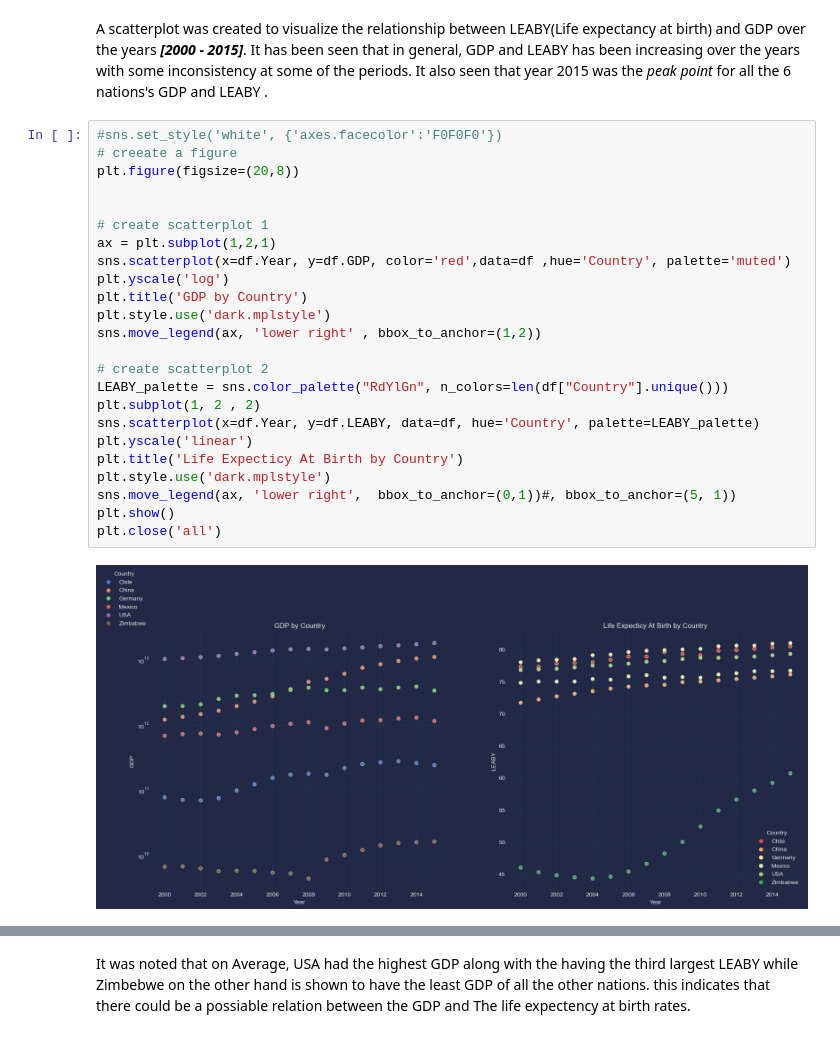
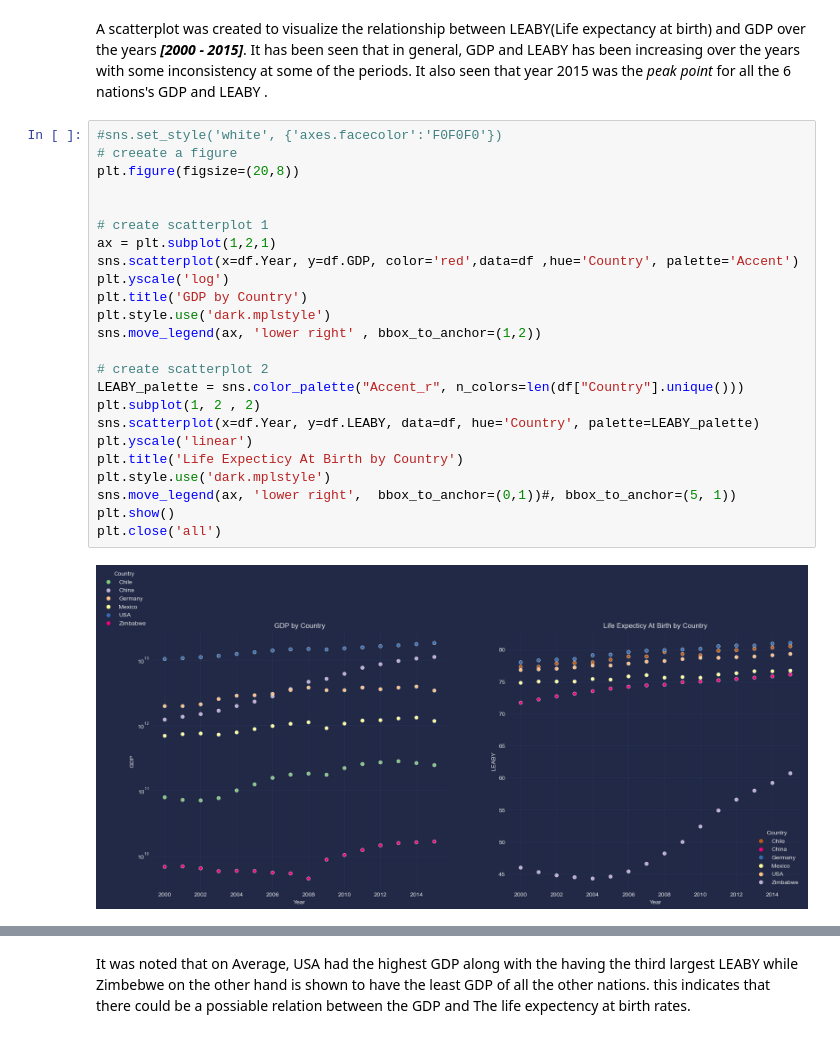
Before and after one commit to hsalnasi/Life-Expectancy-and-GDP-Analysis, a Jupyter notebook: life_expectancy_gdp.ipynb, the cells around one changed output, grey strips where cells are left out. Drawn from its saved outputs; the diff is of its cells as text.

```diff
--- a/life_expectancy_gdp.ipynb
+++ b/life_expectancy_gdp.ipynb
@@ -205,29 +205,29 @@ It also seen that year 2015 was the *peak point* for all the 6 nations's GDP and
 # %%
 #sns.set_style('white', {'axes.facecolor':'F0F0F0'})
 # creeate a figure
 plt.figure(figsize=(20,8))
 
 
 # create scatterplot 1
 ax = plt.subplot(1,2,1)
-sns.scatterplot(x=df.Year, y=df.GDP, color='red',data=df ,hue='Country', palette='muted')
+sns.scatterplot(x=df.Year, y=df.GDP, color='red',data=df ,hue='Country', palette='Accent')
 plt.yscale('log')
 plt.title('GDP by Country')
 plt.style.use('dark.mplstyle')
 sns.move_legend(ax, 'lower right' , bbox_to_anchor=(1,2))
 
 # create scatterplot 2
-LEABY_palette = sns.color_palette("RdYlGn", n_colors=len(df["Country"].unique()))
+LEABY_palette = sns.color_palette("Accent_r", n_colors=len(df["Country"].unique()))
 plt.subplot(1, 2 , 2)
 sns.scatterplot(x=df.Year, y=df.LEABY, data=df, hue='Country', palette=LEABY_palette)
 plt.yscale('linear')
 plt.title('Life Expecticy At Birth by Country')
 plt.style.use('dark.mplstyle')
 sns.move_legend(ax, 'lower right',  bbox_to_anchor=(0,1))#, bbox_to_anchor=(5, 1))
 plt.show()
 plt.close('all')
 # %% [output]
-[figure, old version]
+[figure, new version]
 # %%
 # setting up the style
 #sns.set_style("darkgrid", {"axes.facecolor": "FFFFFF",
```
Also changed, not shown: parts of 2 cells of this notebook, 1 other file.
